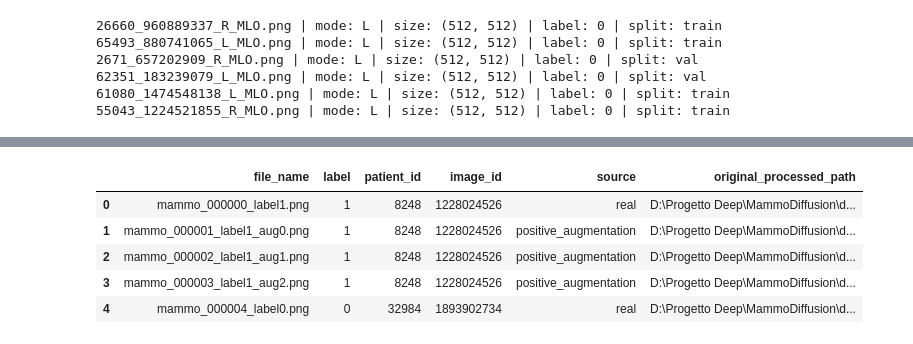
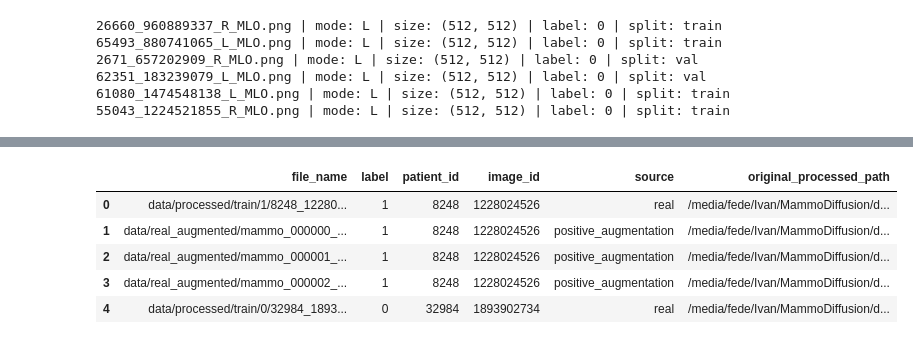
Before and after one commit to MarrasFederico/MammoDiffusion-v1.1, a Jupyter notebook: notebooks/02_Data_Augmentation_Trad.ipynb, the cells around one changed output, grey strips where cells are left out. Saved outputs shown, nothing was run; the diff lists cells and outputs as text; code cells hidden in the pictures.

Commit message:
Add files via upload
2 e 3 corretti con csv nuovo, senza file duplicati. Usa symlink perchè non funzionavano i path con hugginhface

```diff
--- a/notebooks/02_Data_Augmentation_Trad.ipynb
+++ b/notebooks/02_Data_Augmentation_Trad.ipynb
@@ -352,7 +300,6 @@ def load_metadata(csv_path, dataset_root):
 
     required_cols = ["patient_id", "image_id", "label", "split", "processed_path"]
     missing_cols = [col for col in required_cols if col not in df.columns]
-
     if missing_cols:
         raise ValueError(f"Mancano colonne obbligatorie in {csv_path}: {missing_cols}")
 
@@ -361,14 +308,11 @@ def load_metadata(csv_path, dataset_root):
     df["label"] = df["label"].astype(int)
     df["split"] = df["split"].astype(str)
 
-    # I vecchi processed_path sono stati creati su Windows.
-    # Su Ubuntu Path(...).name non separa correttamente i backslash.
-    # Quindi normalizziamo prima i separatori.
+    # normalizza separatori Windows → Unix
     df["filename"] = df["processed_path"].apply(
         lambda p: str(p).replace("\\", "/").split("/")[-1]
     )
-
-    # Ricostruiamo il path locale corretto usando la struttura reale dell'archivio
+    # ricostruisce path locale corretto
     df["processed_path"] = df.apply(
         lambda row: str(
             dataset_root / row["split"] / str(row["label"]) / row["filename"]
@@ -377,21 +321,14 @@ def load_metadata(csv_path, dataset_root):
     )
 
     df["file_exists"] = df["processed_path"].apply(lambda p: Path(p).exists())
-
     missing_files = df[~df["file_exists"]]
 
     if len(missing_files) > 0:
         print(f"Attenzione: {len(missing_files)} immagini non trovate.")
         display(missing_files[["patient_id", "image_id", "split", "label", "filename", "processed_path"]].head(10))
-
-        print("\nEsempi di path ricostruiti non trovati:")
-        for p in missing_files["processed_path"].head(10):
-            print(p)
-
         raise FileNotFoundError("Alcune immagini preprocessate non sono state trovate.")
 
     df = df.drop(columns=["file_exists"])
-
     return df
 # %%
 processed_df = load_metadata(ALL_CSV_PATH, DATASET_ROOT)
@@ -464,13 +411,9 @@ for _, row in sample_df.iterrows():
 # %%
-# Creazione del dataset di training per il diffusore
-
-# Quante copie augmentate creare per ogni immagine positiva.
-# 0 = nessuna augmentation positiva.
-# 1 = ogni positivo ha 1 copia augmentata.
-# 2 = ogni positivo ha 2 copie augmentate, ecc.
+# Quante copie augmentate per ogni immagine positiva (0 = nessuna)
 POSITIVE_AUGMENT_COPIES = 3
 
-# Se True, cancella e ricrea la cartella SD_TRAIN_DIR.
+# Se True, cancella e ricrea data/real_augmented/ (le immagini reali in
+# data/processed/ NON vengono toccate)
 RESET_DATASET = True
 
 if RESET_DATASET and DATA_AUG.exists():
@@ -478,12 +421,11 @@ if RESET_DATASET and DATA_AUG.exists():
 
 DATA_AUG.mkdir(parents=True, exist_ok=True)
 
-# Usiamo SOLO train_df, perché val/test devono restare reali e non contaminati.
+# Solo train: val/test devono restare non contaminati
 source_df = train_df.copy().reset_index(drop=True)
 
 required_cols = ["patient_id", "image_id", "label", "split", "processed_path"]
 missing_cols = [col for col in required_cols if col not in source_df.columns]
-
 if missing_cols:
     raise ValueError(f"Mancano colonne obbligatorie in train_df: {missing_cols}")
 
@@ -498,22 +440,15 @@ def mild_positive_augmentation(img, aug_idx):
     Applica solo piccole variazioni di contrasto/luminosità/rumore.
     """
     arr = np.array(img).astype(np.float32)
-
     rng = np.random.default_rng(42 + aug_idx)
 
-    # Piccola variazione contrasto
     contrast = rng.uniform(0.90, 1.10)
-
-    # Piccola variazione luminosità
     brightness = rng.uniform(-8, 8)
-
-    # Rumore molto leggero
     noise = rng.normal(loc=0.0, scale=2.0, size=arr.shape)
 
     mean = arr.mean()
     arr = (arr - mean) * contrast + mean
     arr = arr + brightness + noise
-
     arr = np.clip(arr, 0, 255).astype(np.uint8)
 
     return Image.fromarray(arr, mode="L")
@@ -524,20 +459,16 @@ out_idx = 0
 
 for row_idx, row in source_df.iterrows():
     label = int(row["label"])
-    src_path = Path(row["processed_path"])
+    src_path = Path(row["processed_path"]).resolve()
 
     if not src_path.exists():
         raise FileNotFoundError(f"Immagine non trovata: {src_path}")
 
-    # Carico e salvo in grayscale
-    img_l = Image.open(src_path).convert("L")
-
-    out_name = f"mammo_{out_idx:06d}_label{label}.png"
-    out_path = DATA_AUG / out_name
-    img_l.save(out_path)
-
+    # le immagini reali NON vengono copiate: il CSV punta al file originale
+    # in data/processed/train/<label>/. file_name è relativo a PROJECT_ROOT.
+    real_rel_path = src_path.relative_to(PROJECT_ROOT).as_posix()
     metadata_rows.append({
-        "file_name": out_name,
+        "file_name": real_rel_path,
         "label": label,
         "patient_id": str(row["patient_id"]),
         "image_id": str(row["image_id"]),
@@ -545,22 +476,21 @@ for row_idx, row in source_df.iterrows():
         "original_processed_path": str(src_path)
     })
 
-    out_idx += 1
-
-    # Augmentation SOLO per classe positiva
+    # Augmentation solo per classe positiva → salvate in DATA_AUG
     if label == 1 and POSITIVE_AUGMENT_COPIES > 0:
+        img_l = Image.open(src_path).convert("L")  # caricata solo se serve
         for aug_num in range(POSITIVE_AUGMENT_COPIES):
             aug_img_l = mild_positive_augmentation(
-                img_l,
-                aug_idx=(row_idx * 100 + aug_num)
+                img_l, aug_idx=(row_idx * 100 + aug_num)
             )
 
             aug_name = f"mammo_{out_idx:06d}_label1_aug{aug_num}.png"
             aug_path = DATA_AUG / aug_name
             aug_img_l.save(aug_path)
 
+            aug_rel_path = aug_path.relative_to(PROJECT_ROOT).as_posix()
             metadata_rows.append({
-                "file_name": aug_name,
+                "file_name": aug_rel_path,
                 "label": 1,
                 "patient_id": str(row["patient_id"]),
                 "image_id": str(row["image_id"]),
@@ -571,19 +501,19 @@ for row_idx, row in source_df.iterrows():
             out_idx += 1
 
 
-metadata_sd_df = pd.DataFrame(metadata_rows)
+augmented_df = pd.DataFrame(metadata_rows)
 metadata_csv_path = DATA_AUG / "metadata.csv"
-metadata_sd_df.to_csv(metadata_csv_path, index=False)
+augmented_df.to_csv(metadata_csv_path, index=False)
 
-print("Dataset per Stable Diffusion creato.")
-print("Cartella:", DATA_AUG)
+print("Dataset augmentato creato.")
+print("Cartella augmented:", DATA_AUG)
 print("metadata.csv:", metadata_csv_path)
-print("\nDistribuzione label nel dataset SD:")
-print(metadata_sd_df["label"].value_counts())
+print("\nDistribuzione label:")
+print(augmented_df["label"].value_counts())
 print("\nDistribuzione source:")
-print(metadata_sd_df["source"].value_counts())
+print(augmented_df["source"].value_counts())
 
-display(metadata_sd_df.head())
+display(augmented_df.head())
 # %% [output]
 Distribuzione train originale:
 label
@@ -598,16 +528,16 @@ Distribuzione label nel dataset SD:
 label
 0    1701
 1    1360
 Name: count, dtype: int64
 
 Distribuzione source:
 source
 real                     2041
 positive_augmentation    1020
 Name: count, dtype: int64
 |  | file_name | label | patient_id | image_id | source | original_processed_path |
-| 0 | mammo_000000_label1.png | 1 | 8248 | 1228024526 | real | D:\Progetto Deep\MammoDiffusion\d... |
-| 1 | mammo_000001_label1_aug0.png | 1 | 8248 | 1228024526 | positive_augmentation | D:\Progetto Deep\MammoDiffusion\d... |
-| 2 | mammo_000002_label1_aug1.png | 1 | 8248 | 1228024526 | positive_augmentation | D:\Progetto Deep\MammoDiffusion\d... |
-| 3 | mammo_000003_label1_aug2.png | 1 | 8248 | 1228024526 | positive_augmentation | D:\Progetto Deep\MammoDiffusion\d... |
-| 4 | mammo_000004_label0.png | 0 | 32984 | 1893902734 | real | D:\Progetto Deep\MammoDiffusion\d... |
+| 0 | data/processed/train/1/8248_12280... | 1 | 8248 | 1228024526 | real | /media/fede/Ivan/MammoDiffusion/d... |
+| 1 | data/real_augmented/mammo_000000_... | 1 | 8248 | 1228024526 | positive_augmentation | /media/fede/Ivan/MammoDiffusion/d... |
+| 2 | data/real_augmented/mammo_000001_... | 1 | 8248 | 1228024526 | positive_augmentation | /media/fede/Ivan/MammoDiffusion/d... |
+| 3 | data/real_augmented/mammo_000002_... | 1 | 8248 | 1228024526 | positive_augmentation | /media/fede/Ivan/MammoDiffusion/d... |
+| 4 | data/processed/train/0/32984_1893... | 0 | 32984 | 1893902734 | real | /media/fede/Ivan/MammoDiffusion/d... |
```
Also changed, not shown: parts of 10 cells of this notebook, 1 other file.
